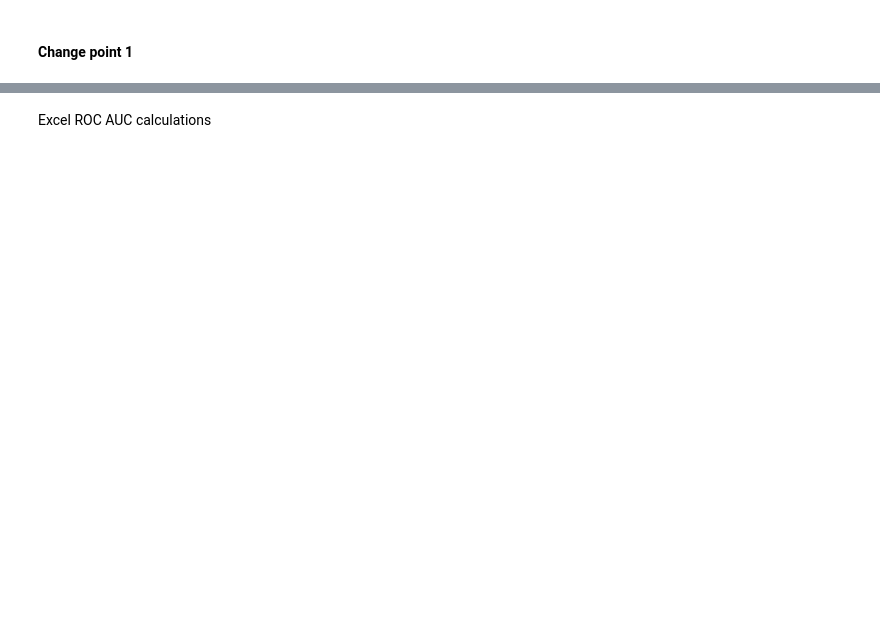
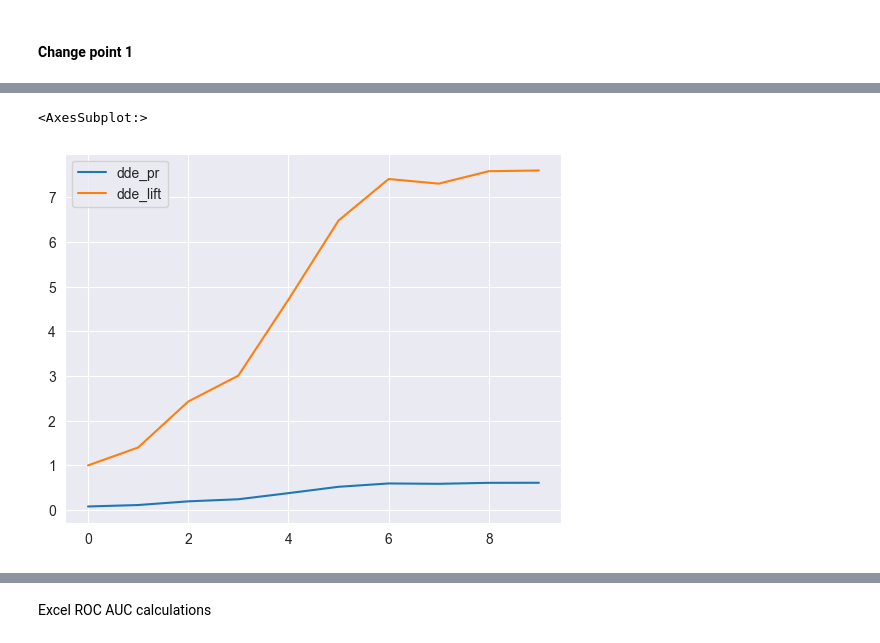
Before and after one commit to marcell-nemeth/dde, a Jupyter notebook: notebooks/drift_score_correlation_insect.ipynb, the cells around one changed output, grey strips where cells are left out. Saved outputs shown, nothing was run; the diff lists cells and outputs as text; code cells hidden in the pictures; blank space fills up the shorter version.

```diff
--- a/notebooks/drift_score_correlation_insect.ipynb
+++ b/notebooks/drift_score_correlation_insect.ipynb
@@ -373,0 +465,3 @@ plot_lift_curve(score, y)
+# %%
+m = 200
+k_dde = (summary_df.feat_1_drift.sum() + summary_df.feat_2_drift.sum()) / (m-1)
@@ -373,0 +472,9 @@ plot_lift_curve(score, y)
+# %%
+dde_df = pd.DataFrame()
+# %%
+dde_df['threshold'] = np.arange(0,1,0.1)
+# %%
+dde_df['num_corr_feat_pairs'] = dde_df.threshold.map(lambda t: summary_df[summary_df['ref_corr']>=t].shape[0])
+dde_df['num_drifting_feat_pairs'] = dde_df.threshold.map(lambda t: summary_df[summary_df['ref_corr']>=t].feat_pair_drift.sum())
+dde_df['dde_pr'] = m/k_dde * dde_df['num_drifting_feat_pairs']/dde_df['num_corr_feat_pairs']
+dde_df['dde_lift'] = dde_df['dde_pr'] / dde_df.iloc[0].dde_pr
@@ -373,0 +495,5 @@ plot_lift_curve(score, y)
+# %%
+dde_df[['dde_pr', 'dde_lift']].plot()
+# %% [output]
+<AxesSubplot:>
+[figure, added]
```
Also changed, not shown: parts of 29 cells of this notebook.
